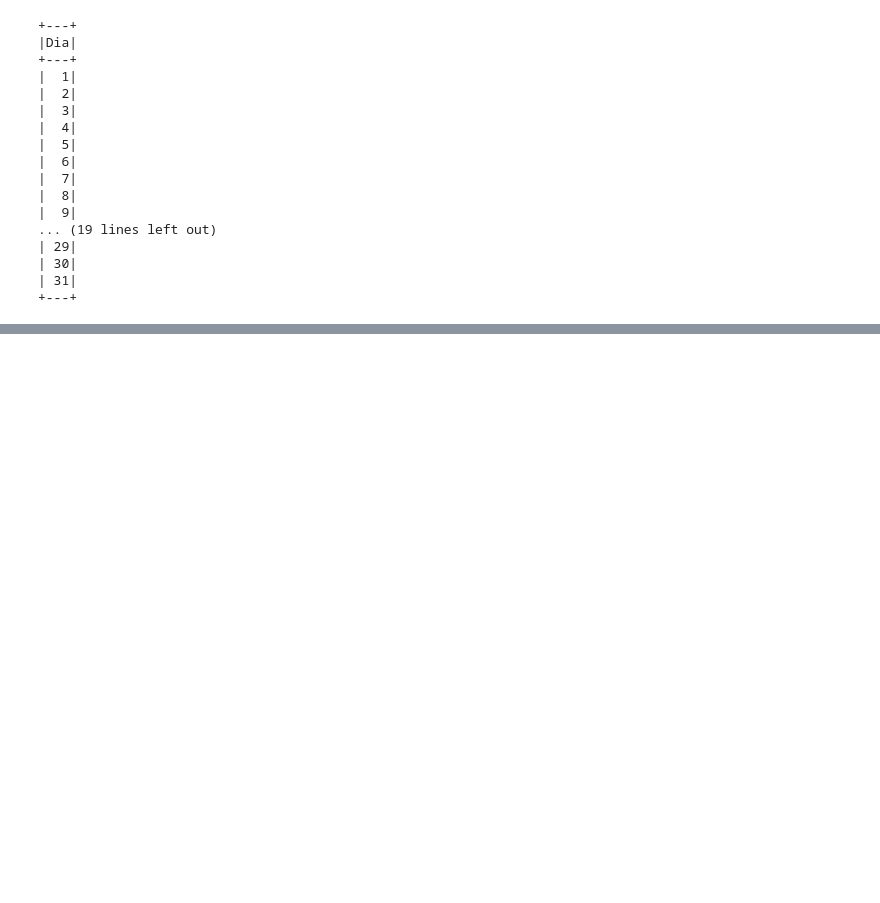
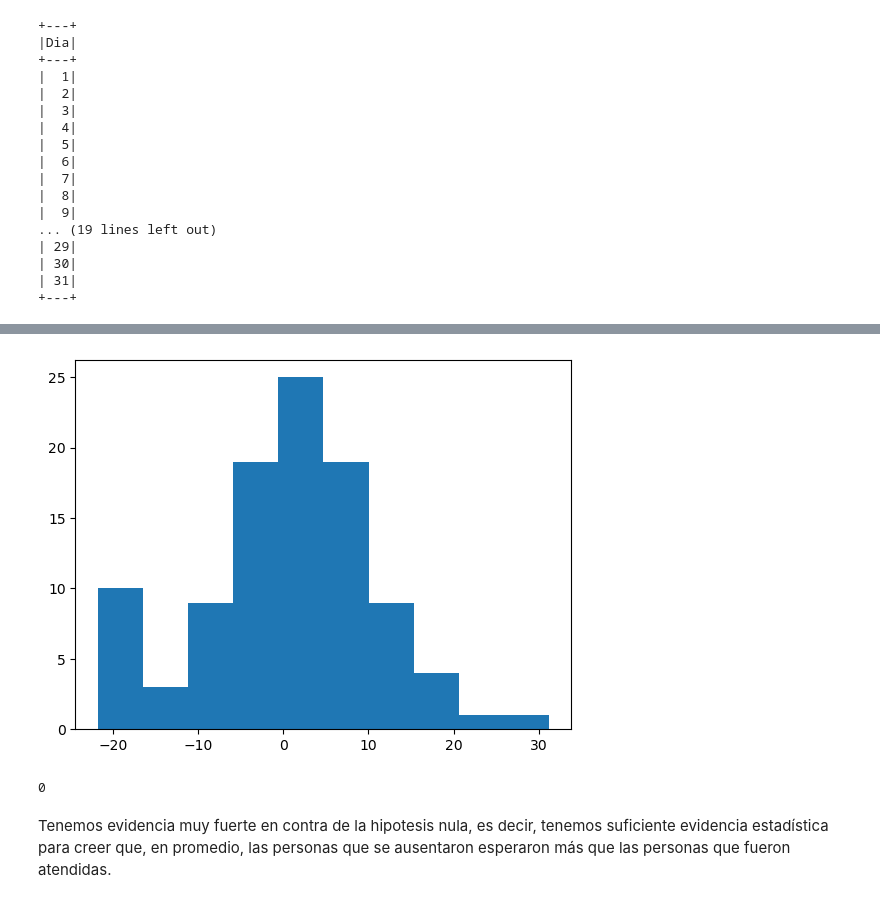
Before and after one commit to TheMexicanTarzan/Reto-COPPEL, a Jupyter notebook: Análisis_COPPEL.ipynb, the cells around one changed output, grey strips where cells are left out. Saved outputs shown, nothing was run; the diff lists cells and outputs as text; code cells hidden in the pictures; blank space fills up the shorter version.

```diff
--- a/Análisis_COPPEL.ipynb
+++ b/Análisis_COPPEL.ipynb
@@ -264,0 +504,2 @@ df.select(col("Dia")).distinct().orderBy(col("Dia")).show(df.count())
+# %%
+muestra["Tiempo_espera"] = 1000 * muestra["Tiempo_espera"]
@@ -264,0 +516,21 @@ df.select(col("Dia")).distinct().orderBy(col("Dia")).show(df.count())
+# %%
+B = 100
+atendidos = muestra[muestra["Status"] == "atendido"]
+ausente = muestra[muestra["Status"] == "ausente"]
+diferencias_medias = []
+
+for _ in range(B):
+    etiquetas = np.random.permutation(muestra["Status"])
+    diferencias_medias.append(muestra[etiquetas == "ausente"]["Tiempo_espera"].mean() -
+                              muestra[etiquetas == "atendido"]["Tiempo_espera"].mean())
+# %%
+plt.hist(diferencias_medias)
+plt.show()
+# %% [output]
+[figure, added]
+# %%
+np.sum(diferencias_medias >= obs)
+# %% [output]
+0
+# %% [markdown]
+Tenemos evidencia muy fuerte en contra de la hipotesis nula, es decir, tenemos suficiente evidencia estadística para creer que, en promedio, las personas que se ausentaron esperaron más que las personas que fueron atendidas.
```
Also changed, not shown: parts of 48 cells of this notebook.
